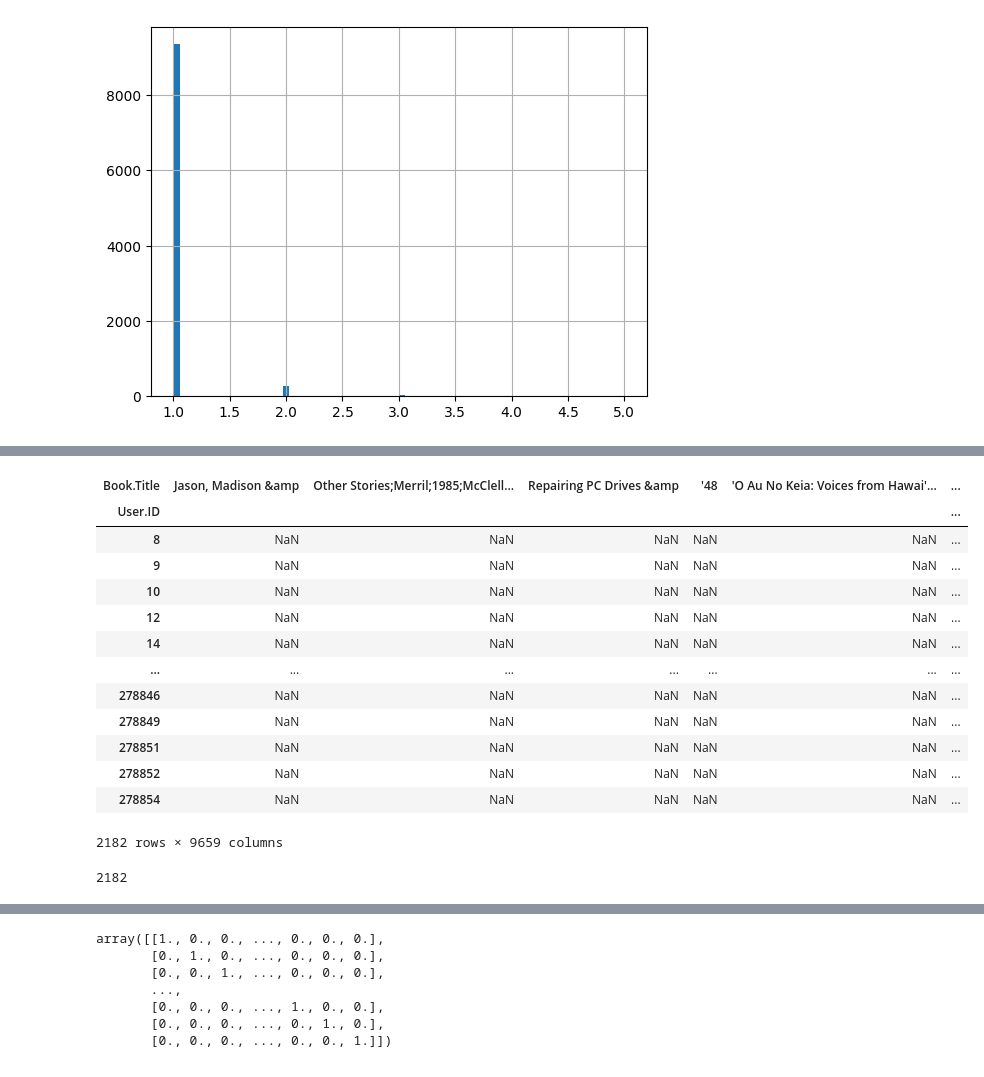
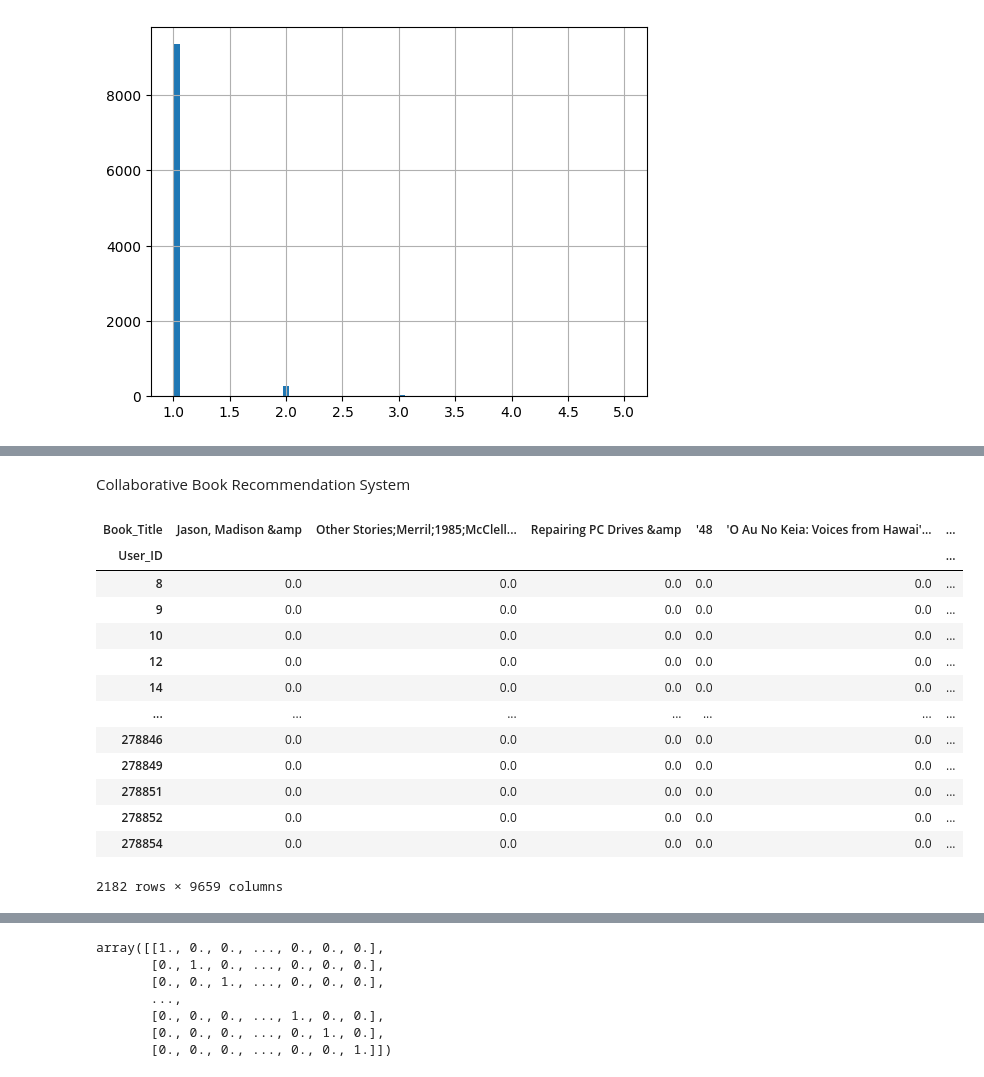
Before and after one commit to Manish-2708/pyt_man, a Jupyter notebook: Assignment_10_Reccomendation_system.ipynb, the cells around one changed output, grey strips where cells are left out. Drawn from its saved outputs; the diff is of its cells as text; code cells hidden in the pictures.

```diff
--- a/Assignment_10_Reccomendation_system.ipynb
+++ b/Assignment_10_Reccomendation_system.ipynb
@@ -12,7 +12,7 @@ from scipy.spatial.distance import cosine,correlation
 # %%
 #importing data
-book_data = pd.read_csv('/content/book (2).csv',encoding="latin-1")
-book_data.head()
+books = pd.read_csv('/content/book (2).csv',encoding="latin-1")
+books.head()
 # %% [output]
 |  | Unnamed: 0 | User.ID | Book.Title | Book.Rating |
 | 0 | 1 | 276726 | Classical Mythology | 5 |
@@ -20,3 +20,9 @@ book_data.head()
 | 2 | 3 | 276729 | Decision in Normandy | 6 |
 | 3 | 4 | 276736 | Flu: The Story of the Great Influ... | 8 |
 | 4 | 5 | 276737 | The Mummies of Urumchi | 6 |
+# %%
+#Renaming the columns name
+books.rename({'Unnamed: 0':'index','User.ID':'User_ID','Book.Title':'Book_Title','Book.Rating':'Book_Rating'},
+              axis= 1, inplace= True)
+books.set_index('index', inplace= True)
+books.head()
@@ -95,22 +174,20 @@ sns.jointplot(x='Book.Rating',y='ratings_count',data=ratings,alpha=0.5)
+# %% [markdown]
+Collaborative Book Recommendation System
 # %%
-bookmat = book_data.pivot_table(index='User.ID',columns='Book.Title',values='Book.Rating')
+bookmat = books.pivot_table(index='User_ID',columns='Book_Title',values='Book_Rating').fillna(0)
 bookmat
 # %% [output]
-| Book.Title | Jason, Madison &amp | Other Stories;Merril;1985;McClell... | Repairing PC Drives &amp | '48 | 'O Au No Keia: Voices from Hawai'... | ... |
-| User.ID |  |  |  |  |  | ... |
-| 8 | NaN | NaN | NaN | NaN | NaN | ... |
-| 9 | NaN | NaN | NaN | NaN | NaN | ... |
-| 10 | NaN | NaN | NaN | NaN | NaN | ... |
-| 12 | NaN | NaN | NaN | NaN | NaN | ... |
-| 14 | NaN | NaN | NaN | NaN | NaN | ... |
+| Book_Title | Jason, Madison &amp | Other Stories;Merril;1985;McClell... | Repairing PC Drives &amp | '48 | 'O Au No Keia: Voices from Hawai'... | ... |
+| User_ID |  |  |  |  |  | ... |
+| 8 | 0.0 | 0.0 | 0.0 | 0.0 | 0.0 | ... |
+| 9 | 0.0 | 0.0 | 0.0 | 0.0 | 0.0 | ... |
+| 10 | 0.0 | 0.0 | 0.0 | 0.0 | 0.0 | ... |
+| 12 | 0.0 | 0.0 | 0.0 | 0.0 | 0.0 | ... |
+| 14 | 0.0 | 0.0 | 0.0 | 0.0 | 0.0 | ... |
 | ... | ... | ... | ... | ... | ... | ... |
-| 278846 | NaN | NaN | NaN | NaN | NaN | ... |
-| 278849 | NaN | NaN | NaN | NaN | NaN | ... |
-| 278851 | NaN | NaN | NaN | NaN | NaN | ... |
-| 278852 | NaN | NaN | NaN | NaN | NaN | ... |
-| 278854 | NaN | NaN | NaN | NaN | NaN | ... |
+| 278846 | 0.0 | 0.0 | 0.0 | 0.0 | 0.0 | ... |
+| 278849 | 0.0 | 0.0 | 0.0 | 0.0 | 0.0 | ... |
+| 278851 | 0.0 | 0.0 | 0.0 | 0.0 | 0.0 | ... |
+| 278852 | 0.0 | 0.0 | 0.0 | 0.0 | 0.0 | ... |
+| 278854 | 0.0 | 0.0 | 0.0 | 0.0 | 0.0 | ... |
 2182 rows × 9659 columns
-# %%
-len(bookmat)
-# %% [output]
-2182
```
Also changed, not shown: parts of 33 cells of this notebook.
